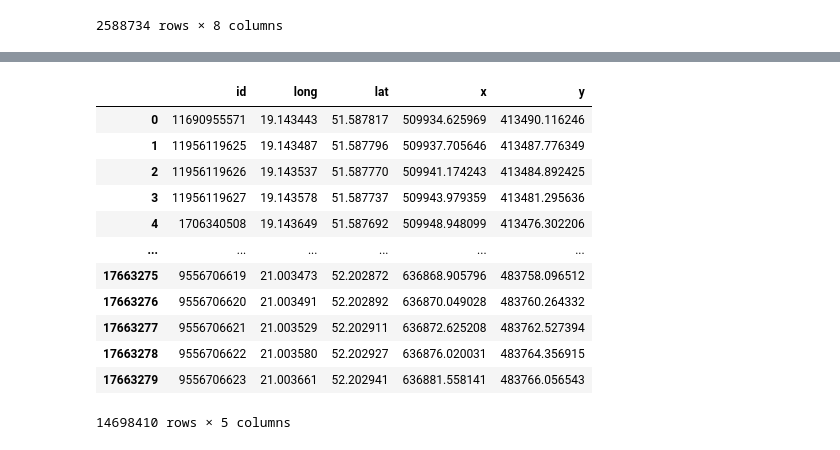
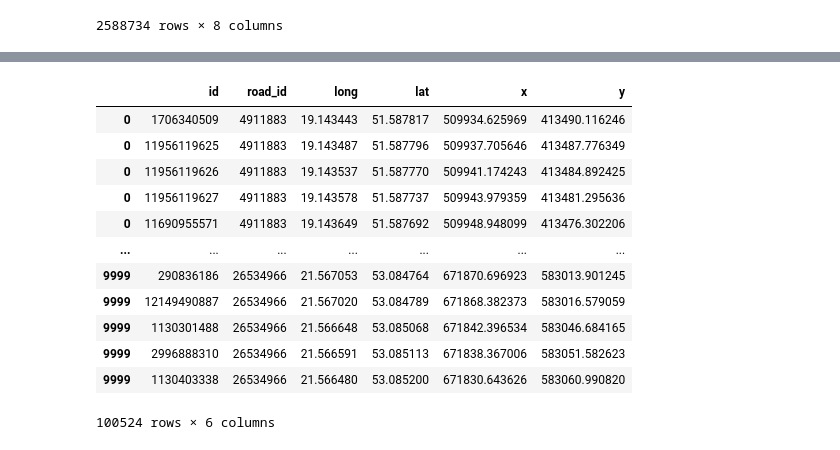
Before and after one commit to qpa-agh/poland_memgraph, a Jupyter notebook: data/roads.ipynb, the cells around one changed output, grey strips where cells are left out. Drawn from its saved outputs; the diff is of its cells as text; code cells hidden in the pictures.

Commit message:
fixed up data import, connected road nodes, started relationship modelling

```diff
--- a/data/roads.ipynb
+++ b/data/roads.ipynb
@@ -83,0 +103,20 @@ finished
+# %%
+df.fillna({'oneway': 'no'}, inplace=True)
+exploded_df = df[['oneway', 'nodes', 'id']].explode("nodes")
+exploded_df["node_end"] = exploded_df["nodes"].shift(-1)
+exploded_df["id_end"] = exploded_df["id"].shift(-1)
+exploded_df = exploded_df[exploded_df['id'] == exploded_df['id_end']]
+exploded_df = exploded_df.drop(columns=["id", 'id_end'])
+
+exploded_df = exploded_df.dropna(subset=["node_end"])
+exploded_df["node_start"] = exploded_df["nodes"]
+exploded_df = exploded_df.drop(columns=["nodes"])
+reverse_df = exploded_df[exploded_df["oneway"] == "no"].copy()
+reverse_df[["node_start", "node_end"]] = reverse_df[["node_end", "node_start"]].values
+
+road_node_connetions_df = pd.concat([exploded_df, reverse_df], ignore_index=True)
+del exploded_df
+del reverse_df
+road_node_connetions_df.drop(columns=["oneway"], inplace=True)
+road_node_connetions_df.drop_duplicates(subset=["node_end", "node_start"], inplace=True)
+road_node_connetions_df
@@ -130,16 +180,35 @@ gdf_nodes.drop_duplicates(subset="id", inplace=True)
-# %%
-a
-# %% [output]
-|  | id | long | lat | x | y |
-| 0 | 11690955571 | 19.143443 | 51.587817 | 509934.625969 | 413490.116246 |
-| 1 | 11956119625 | 19.143487 | 51.587796 | 509937.705646 | 413487.776349 |
-| 2 | 11956119626 | 19.143537 | 51.587770 | 509941.174243 | 413484.892425 |
-| 3 | 11956119627 | 19.143578 | 51.587737 | 509943.979359 | 413481.295636 |
-| 4 | 1706340508 | 19.143649 | 51.587692 | 509948.948099 | 413476.302206 |
-| ... | ... | ... | ... | ... | ... |
-| 17663275 | 9556706619 | 21.003473 | 52.202872 | 636868.905796 | 483758.096512 |
-| 17663276 | 9556706620 | 21.003491 | 52.202892 | 636870.049028 | 483760.264332 |
-| 17663277 | 9556706621 | 21.003529 | 52.202911 | 636872.625208 | 483762.527394 |
-| 17663278 | 9556706622 | 21.003580 | 52.202927 | 636876.020031 | 483764.356915 |
-| 17663279 | 9556706623 | 21.003661 | 52.202941 | 636881.558141 | 483766.056543 |
-14698410 rows × 5 columns
+# %%
+df_nodes['id'] = df_nodes['nodes'].astype(int)
+df_nodes['geometry'] = df_nodes['coordinates'].apply(lambda coord: Point(coord[0], coord[1]))
+
+gdf_nodes = gpd.GeoDataFrame(
+    df_nodes[['id', 'geometry', 'road_id']],
+    crs="EPSG:4326"
+)
+
+gdf_nodes['long'] = gdf_nodes.geometry.x
+gdf_nodes['lat'] = gdf_nodes.geometry.y
+
+gdf_nodes = gdf_nodes.to_crs(epsg=2180)
+gdf_nodes['x'] = gdf_nodes.geometry.x
+gdf_nodes['y'] = gdf_nodes.geometry.y
+
+gdf_nodes = gdf_nodes.drop(['geometry'], axis=1)
+gdf_nodes.drop_duplicates(subset="id", inplace=True)
+gdf_nodes
+# %%
+gdf_nodes
+# %% [output]
+|  | id | road_id | long | lat | x | y |
+| 0 | 1706340509 | 4911883 | 19.143443 | 51.587817 | 509934.625969 | 413490.116246 |
+| 0 | 11956119625 | 4911883 | 19.143487 | 51.587796 | 509937.705646 | 413487.776349 |
+| 0 | 11956119626 | 4911883 | 19.143537 | 51.587770 | 509941.174243 | 413484.892425 |
+| 0 | 11956119627 | 4911883 | 19.143578 | 51.587737 | 509943.979359 | 413481.295636 |
+| 0 | 11690955571 | 4911883 | 19.143649 | 51.587692 | 509948.948099 | 413476.302206 |
+| ... | ... | ... | ... | ... | ... | ... |
+| 9999 | 290836186 | 26534966 | 21.567053 | 53.084764 | 671870.696923 | 583013.901245 |
+| 9999 | 12149490887 | 26534966 | 21.567020 | 53.084789 | 671868.382373 | 583016.579059 |
+| 9999 | 1130301488 | 26534966 | 21.566648 | 53.085068 | 671842.396534 | 583046.684165 |
+| 9999 | 2996888310 | 26534966 | 21.566591 | 53.085113 | 671838.367006 | 583051.582623 |
+| 9999 | 1130403338 | 26534966 | 21.566480 | 53.085200 | 671830.643626 | 583060.990820 |
+100524 rows × 6 columns
```
Also changed, not shown: parts of 13 cells of this notebook, 20 other files.
